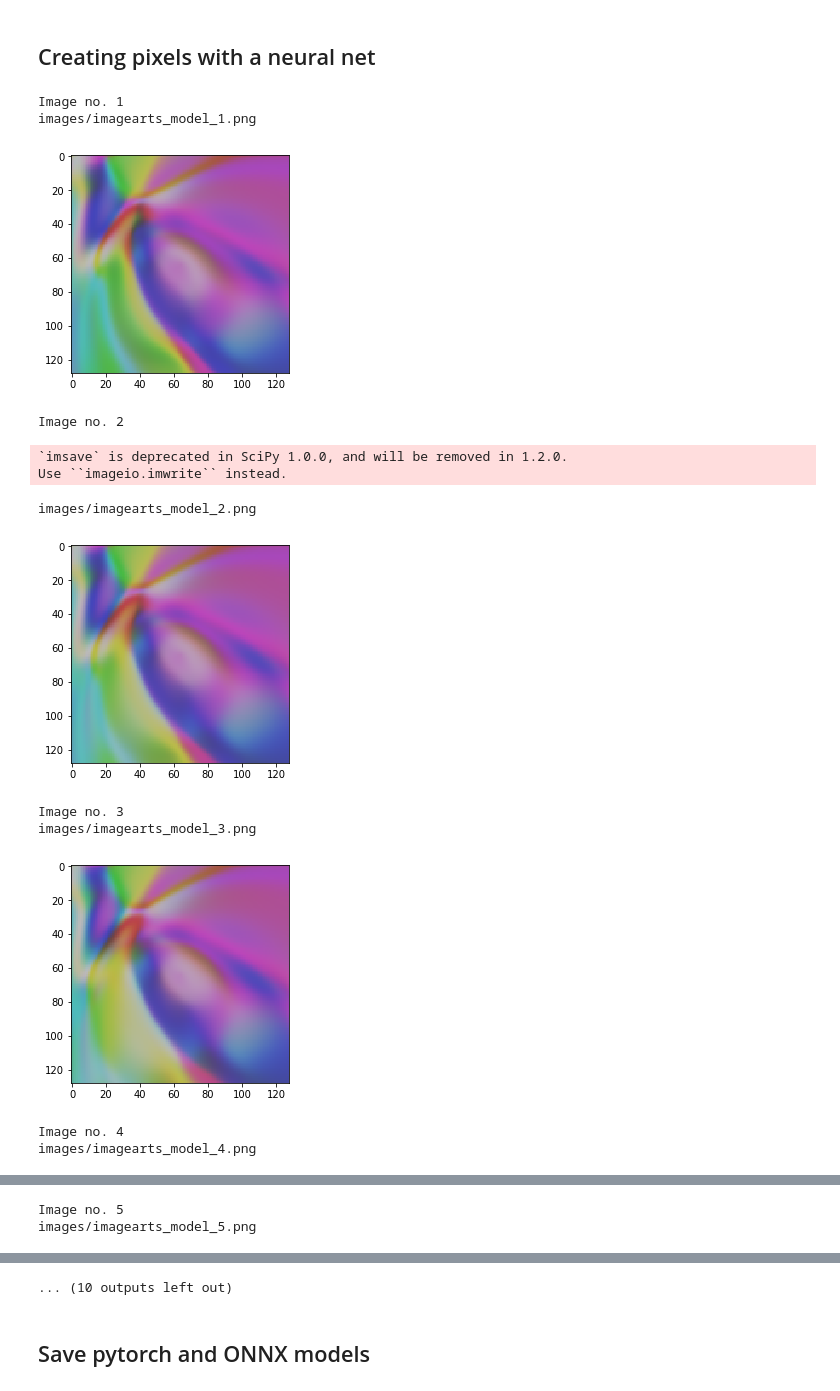
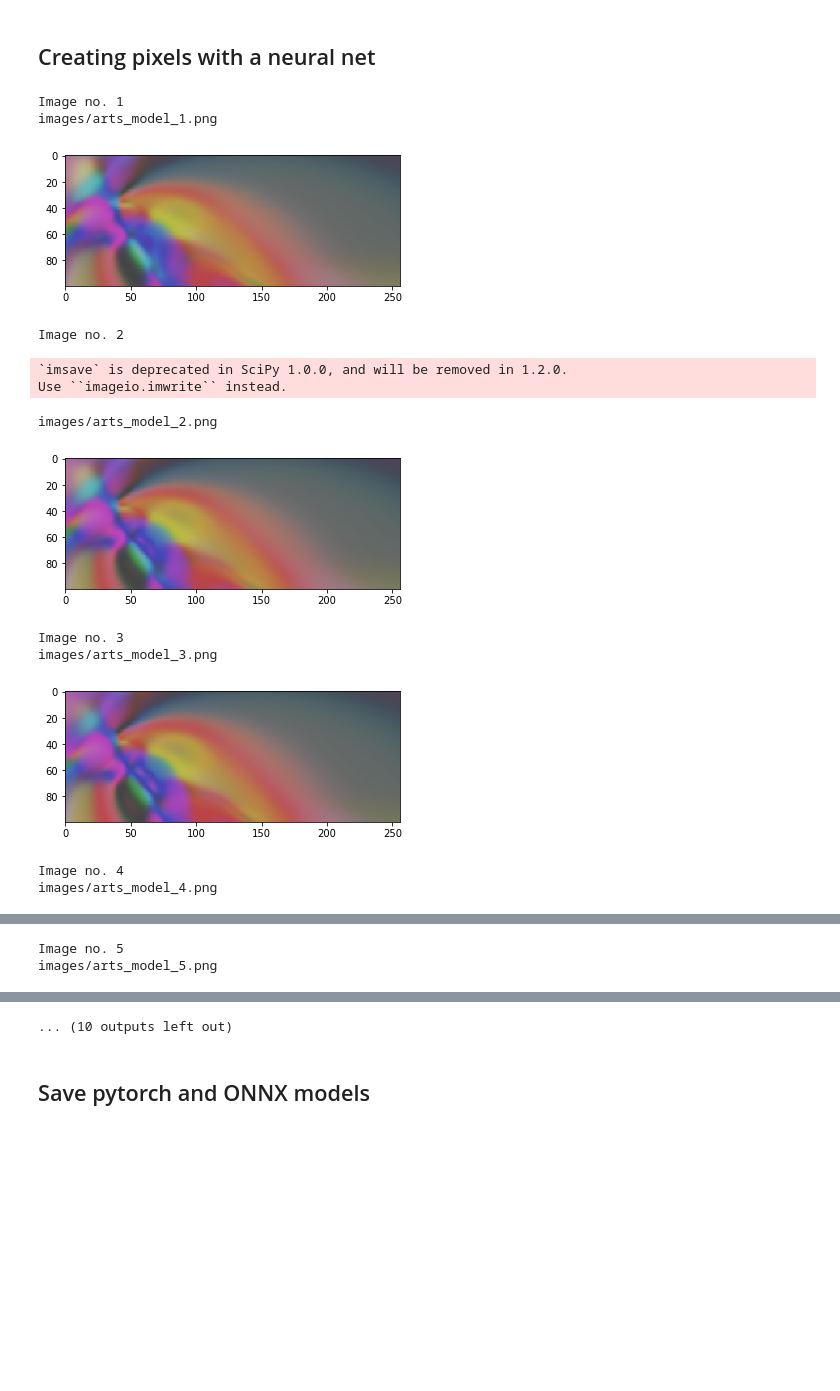
Before and after one commit to subrockmann/artsificial, a Jupyter notebook: Generate Arts.ipynb, the cells around one changed output, grey strips where cells are left out. Cells and saved outputs as stored; diff of their text form; code cells hidden in the pictures; blank space fills up the shorter version.

Commit message:
feat: create rectangular images instead of square images

```diff
--- a/Generate Arts.ipynb
+++ b/Generate Arts.ipynb
@@ -41,7 +41,9 @@ class net(nn.Module):
         U = torch.sin(self.ln4(U))
         return self.sigmoid(U)
 # %%
-img_size = 128
+
+height = 100
+width = 256
 scale = 0.1
 z_size = 7  # min 7
 num_images = 10
@@ -69,48 +71,49 @@ def createInputVec(z,x,y):
 # %%
 G = net()
 #batch produce
 z = torch.rand(z_size)
 for i in range(num_images):
     print("Image no. "+str(i+1))
     z[0] = z[0] + 1
     z[1] = z[1] + 1
     z[2] = z[2] + 1
     z[3] = z[3] + 1
     z[4] = z[4] + 1
     z[5] = z[5] + 1
     z[6] = z[6] + 1
 
     #image = np.zeros((img_size ** 2, 1)) # gray scale version
-    image = np.zeros((img_size ** 2, 3)) # colour version
-    for x in range(img_size):
+    #image = np.zeros((img_size ** 2, 3)) # colour version
+    image = np.zeros((height * width, 3)) # colour version
+    for h in range(height):
 
-        for y in range(img_size):
-            input = createInputVec(z,x,y)
-            image[x*img_size + y] = G(input).data.numpy()
+        for w in range(width):
+            input = createInputVec(z,h,w)
+            image[h * width + w] = G(input).data.numpy()
 
     #image = np.stack((image,image,image), axis=1)
     #image = image.reshape(img_size,img_size) # gray scale version
 
-    image = image.reshape(img_size,img_size,3) # gray scale version
+    image = image.reshape(height, width,3) # gray scale version
     image_name = base_name + model_name + "_" + str(i+1)+ ".png"
     print(image_name)
 
     imgplot = plt.imshow(image)#, cmap='gray')    # cmap was missing and displaying grayscale images as "coloured"
     plt.show()
     #plt.savefig(image_name)
     scipy.misc.imsave(image_name, image)
     #
 # %% [output]
 Image no. 1
-images/imagearts_model_1.png
+images/arts_model_1.png
-[figure, old version]
+[figure, new version]
 Image no. 2
 `imsave` is deprecated in SciPy 1.0.0, and will be removed in 1.2.0.
 Use ``imageio.imwrite`` instead.
-images/imagearts_model_2.png
+images/arts_model_2.png
-[figure, old version]
+[figure, new version]
 Image no. 3
-images/imagearts_model_3.png
+images/arts_model_3.png
-[figure, old version]
+[figure, new version]
 Image no. 4
-images/imagearts_model_4.png
+images/arts_model_4.png
@@ -118,2 +121,2 @@ images/imagearts_model_4.png
 Image no. 5
-images/imagearts_model_5.png
+images/arts_model_5.png
```
Also changed, not shown: parts of 1 cell of this notebook.
